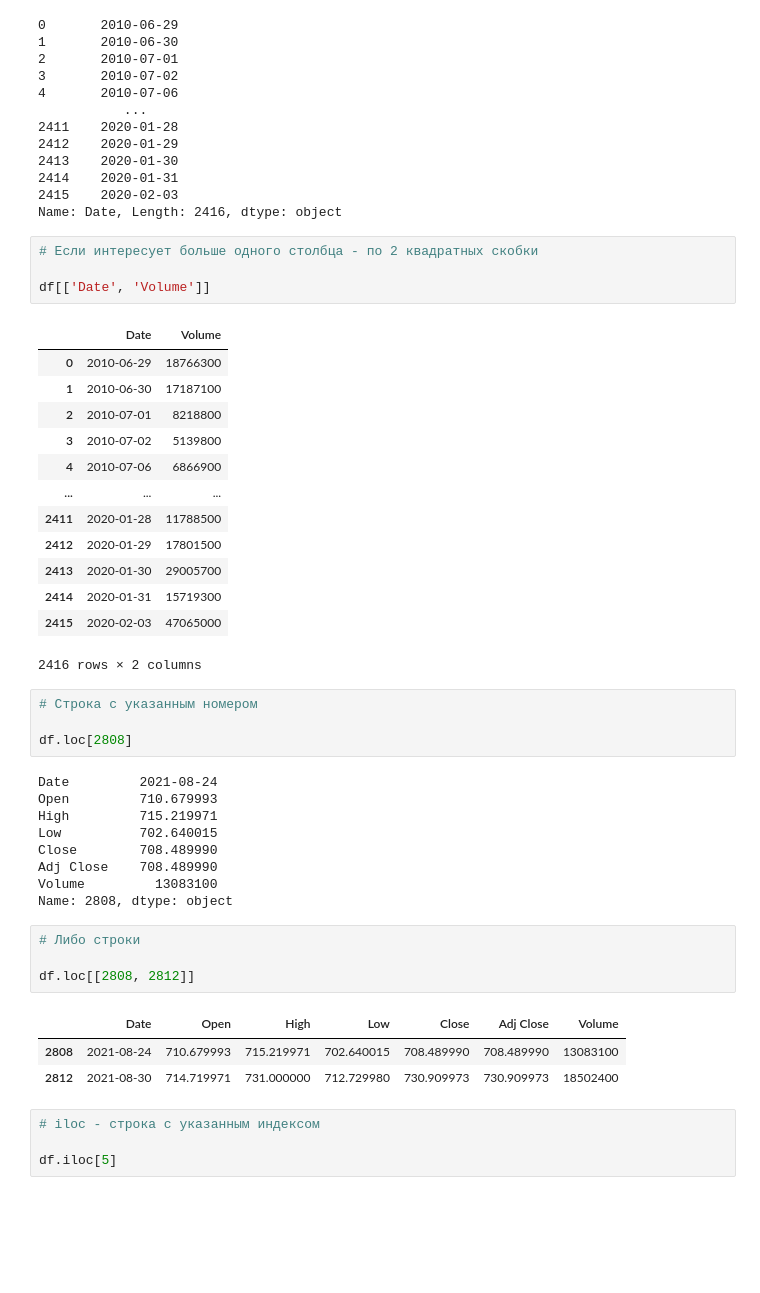
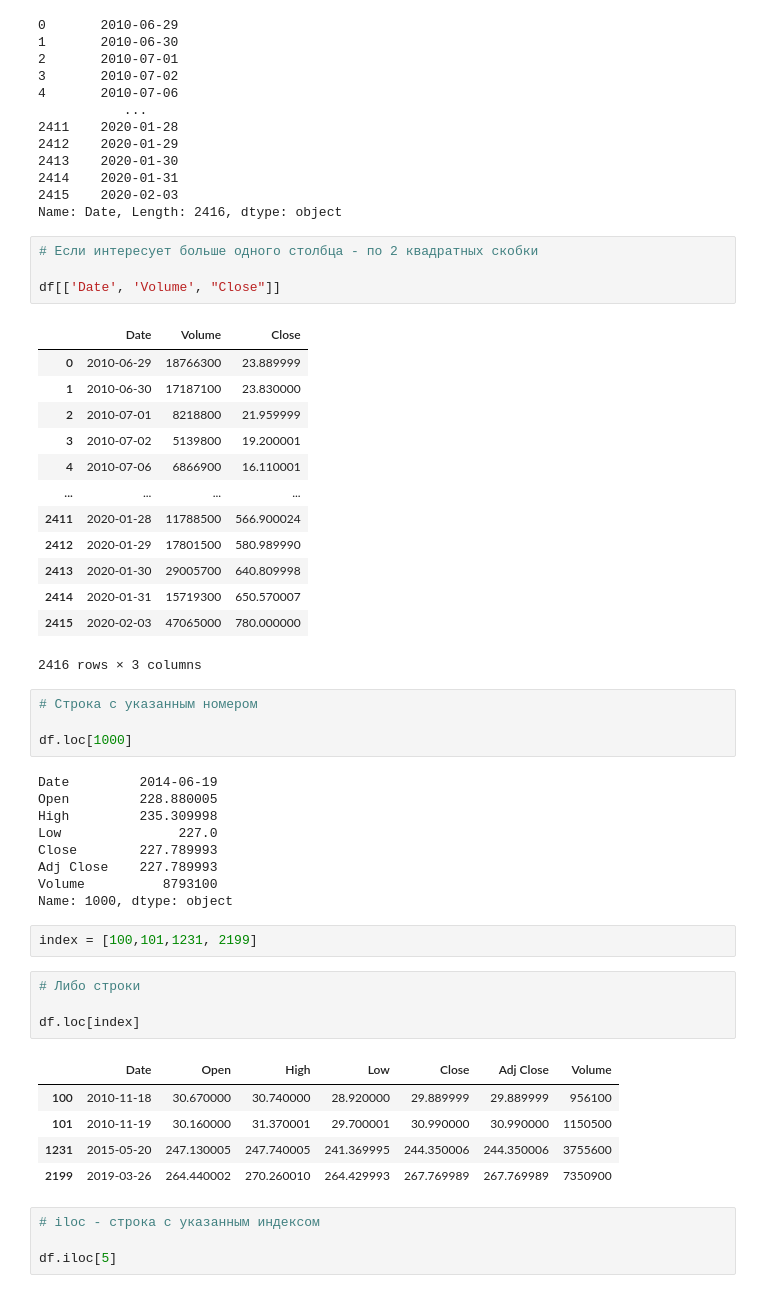
Before and after one commit to lambdamai/datascience, a Jupyter notebook: ds/Pandas_1.ipynb, the cells around one changed output. Saved outputs shown, nothing was run; the diff lists cells and outputs as text; blank space fills up the shorter version.

```diff
--- a/ds/Pandas_1.ipynb
+++ b/ds/Pandas_1.ipynb
@@ -199,42 +220,46 @@ Name: Date, Length: 2416, dtype: object
 # %%
 # Если интересует больше одного столбца - по 2 квадратных скобки
 
-df[['Date', 'Volume']]
+df[['Date', 'Volume', "Close"]]
 # %% [output]
-|  | Date | Volume |
-| 0 | 2010-06-29 | 18766300 |
-| 1 | 2010-06-30 | 17187100 |
-| 2 | 2010-07-01 | 8218800 |
-| 3 | 2010-07-02 | 5139800 |
-| 4 | 2010-07-06 | 6866900 |
-| ... | ... | ... |
-| 2411 | 2020-01-28 | 11788500 |
-| 2412 | 2020-01-29 | 17801500 |
-| 2413 | 2020-01-30 | 29005700 |
-| 2414 | 2020-01-31 | 15719300 |
-| 2415 | 2020-02-03 | 47065000 |
+|  | Date | Volume | Close |
+| 0 | 2010-06-29 | 18766300 | 23.889999 |
+| 1 | 2010-06-30 | 17187100 | 23.830000 |
+| 2 | 2010-07-01 | 8218800 | 21.959999 |
+| 3 | 2010-07-02 | 5139800 | 19.200001 |
+| 4 | 2010-07-06 | 6866900 | 16.110001 |
+| ... | ... | ... | ... |
+| 2411 | 2020-01-28 | 11788500 | 566.900024 |
+| 2412 | 2020-01-29 | 17801500 | 580.989990 |
+| 2413 | 2020-01-30 | 29005700 | 640.809998 |
+| 2414 | 2020-01-31 | 15719300 | 650.570007 |
+| 2415 | 2020-02-03 | 47065000 | 780.000000 |
-2416 rows × 2 columns
+2416 rows × 3 columns
 # %%
 # Строка с указанным номером
 
-df.loc[2808]
+df.loc[1000]
 # %% [output]
-Date         2021-08-24
-Open         710.679993
-High         715.219971
-Low          702.640015
-Close        708.489990
-Adj Close    708.489990
-Volume         13083100
-Name: 2808, dtype: object
+Date         2014-06-19
+Open         228.880005
+High         235.309998
+Low               227.0
+Close        227.789993
+Adj Close    227.789993
+Volume          8793100
+Name: 1000, dtype: object
+# %%
+index = [100,101,1231, 2199]
 # %%
 # Либо строки
 
-df.loc[[2808, 2812]]
+df.loc[index]
 # %% [output]
 |  | Date | Open | High | Low | Close | Adj Close | Volume |
-| 2808 | 2021-08-24 | 710.679993 | 715.219971 | 702.640015 | 708.489990 | 708.489990 | 13083100 |
-| 2812 | 2021-08-30 | 714.719971 | 731.000000 | 712.729980 | 730.909973 | 730.909973 | 18502400 |
+| 100 | 2010-11-18 | 30.670000 | 30.740000 | 28.920000 | 29.889999 | 29.889999 | 956100 |
+| 101 | 2010-11-19 | 30.160000 | 31.370001 | 29.700001 | 30.990000 | 30.990000 | 1150500 |
+| 1231 | 2015-05-20 | 247.130005 | 247.740005 | 241.369995 | 244.350006 | 244.350006 | 3755600 |
+| 2199 | 2019-03-26 | 264.440002 | 270.260010 | 264.429993 | 267.769989 | 267.769989 | 7350900 |
 # %%
 # iloc - строка с указанным индексом
 
```
Also changed, not shown: parts of 30 cells of this notebook, 10 other files.
